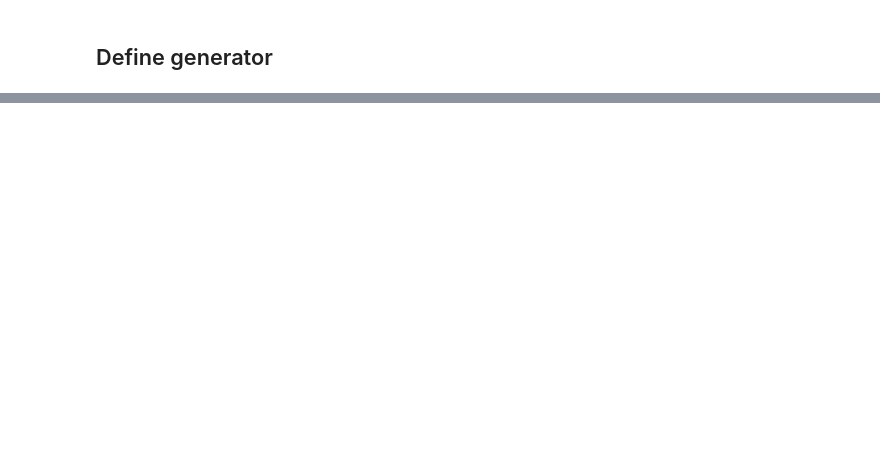
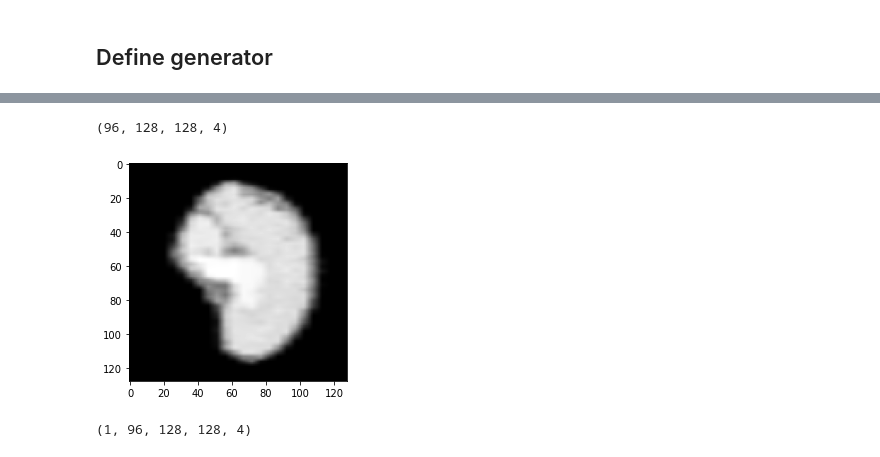
Before and after one commit to ExtremeViscent/SynthSR, a Jupyter notebook: scripts/DataGenerator.ipynb, the cells around one changed output, grey strips where cells are left out. Cells and saved outputs as stored; diff of their text form; code cells hidden in the pictures; blank space fills up the shorter version.

```diff
--- a/scripts/DataGenerator.ipynb
+++ b/scripts/DataGenerator.ipynb
@@ -112,7 +112,8 @@ def build_brain_gen(labels_dir,
              work_with_residual_channel=None,
              loss_cropping=None,
              checkpoint=None,
-             model_file_has_different_lhood_layer=False):
+             model_file_has_different_lhood_layer=False,
+             output_labels=False):
     """
     This function trains a Unet to do slice imputation (and possibly synthesis) of MRI images with thick slices,
     using synthetic scans and possibly real scans.
@@ -351,7 +352,8 @@ def build_brain_gen(labels_dir,
                                      blur_range=blur_range,
                                      build_reliability_maps=build_reliability_maps,
                                      bias_field_std=bias_field_std,
-                                     bias_shape_factor=bias_shape_factor)
+                                     bias_shape_factor=bias_shape_factor,
+                                     output_labels=output_labels)
     print('Gen Done!')
     # transformation model
     labels_to_image_model = brain_generator.labels_to_image_model
@@ -365,6 +367,7 @@ def build_brain_gen(labels_dir,
     print('Building Unet...')
 
     input_generator = utils.build_training_generator(brain_generator.model_inputs_generator, batchsize)
+    input_generator = brain_generator.model_inputs_generator
 
     # model
     # model = models.Model(model.inputs, model.output)
@@ -455,6 +459,8 @@ output_shape = None
 
 generation_labels = home_dir+'/SynthSR/data/labels_classes_priors/generation_labels.npy'
 generation_classes = home_dir+'/SynthSR/data/labels_classes_priors/generation_classes.npy'
+generation_labels = np.array(range(0,10))
+generation_classes = np.array(range(0,10))
 prior_means = home_dir+'/SynthSR/data/estimated_priors/prior_means.npy'
 prior_stds = home_dir+'/SynthSR/data/estimated_priors/prior_stds.npy'
 
@@ -523,7 +529,8 @@ input_generator, labels_to_image_model, unet_input_shape, nb_labels_unet, brain_
          epochs=epochs,
          steps_per_epoch=steps_per_epoch,
          regression_metric=regression_metric,
-         work_with_residual_channel=work_with_residual_channel)
+         work_with_residual_channel=work_with_residual_channel,
+         output_labels=True)
 # %% [output]
 /media/hdd/viscent/SynthSR/data/estimated_priors/prior_means.npy
 /media/hdd/viscent/SynthSR/data/estimated_priors/prior_stds.npy
@@ -534,0 +559,13 @@ Building Unet...
+# %%
+image, target, label=brain_generator.generate_brain()
+image=edit_volumes.align_volume_to_ref(image, np.eye(4),
+aff_ref=brain_generator.aff, n_dims=brain_generator.n_dims)
+target=edit_volumes.align_volume_to_ref(target, np.eye(4),
+aff_ref=brain_generator.aff, n_dims=brain_generator.n_dims)
+label=edit_volumes.align_volume_to_ref(label, np.eye(4),
+aff_ref=brain_generator.aff, n_dims=brain_generator.n_dims)
+plt.imshow(image[48,...,0], cmap='gray')
+print(image.shape)
+# %% [output]
+(96, 128, 128, 4)
+[figure, added]
@@ -534,0 +575,4 @@ Building Unet...
+# %%
+image.shape
+# %% [output]
+(1, 96, 128, 128, 4)
```
Also changed, not shown: parts of 10 cells of this notebook, 3 other files.
